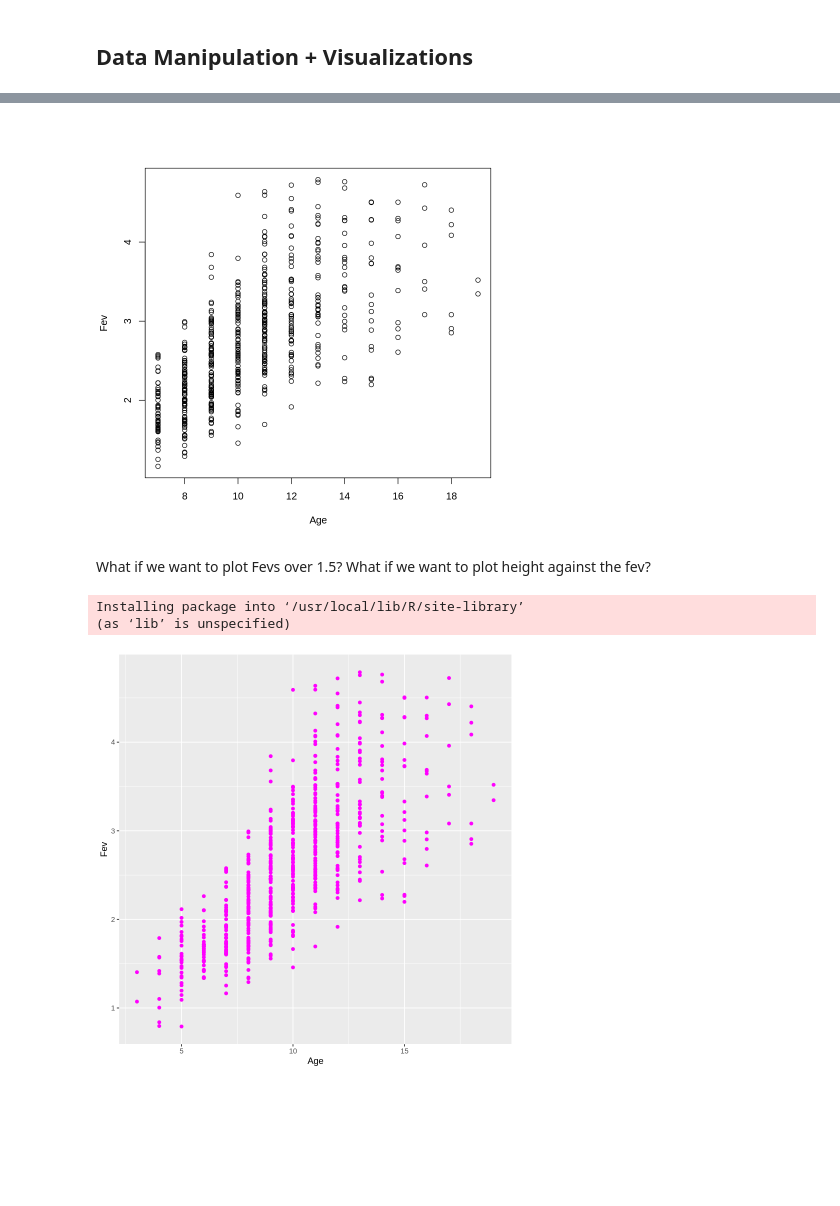
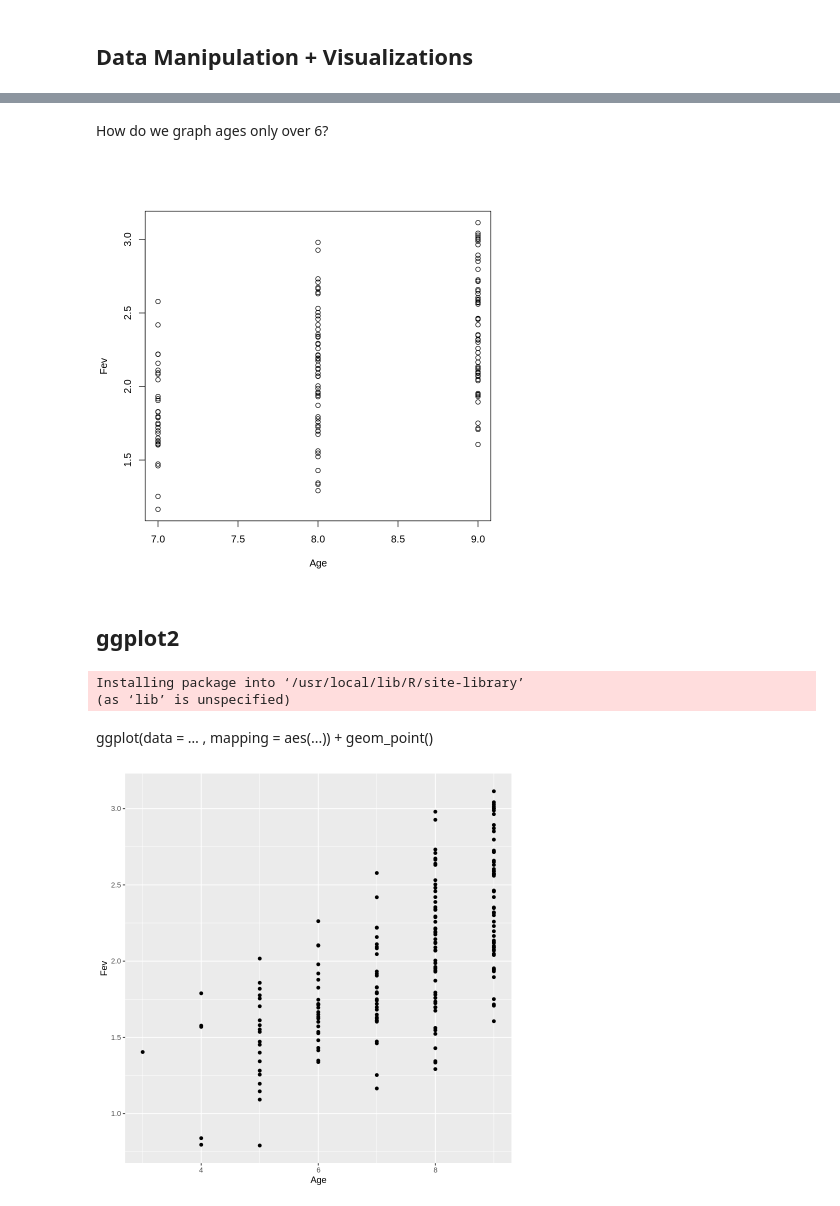
Before and after one commit to Davis-Data-Science-Club/R-Tutorial, a Jupyter notebook: R_Workshop_Fall_2023.ipynb, the cells around one changed output, grey strips where cells are left out. Drawn from its saved outputs; the diff is of its cells as text; code cells hidden in the pictures; blank space fills up the shorter version.

```diff
--- a/R_Workshop_Fall_2023.ipynb
+++ b/R_Workshop_Fall_2023.ipynb
@@ -63,12 +63,13 @@ A data.frame: 3 × 3
 # FEV data: data on study on the effects of smoking in children
 
 # read_table() : Read whitespace-separated columns into a dataframe
-df <- read.table("//content/Fev.txt")
+s <- read.table("/Fev.txt")
+head(s, n=20)
 
 # 2 ways to read in .csv file
-s <- read.csv("//content/Fev.csv")
+#df <- read.csv("//content/Fev.csv") uncomment
 
-df_2 <- read.table("//content/Fev.csv", header = TRUE, sep = ",")
+#df_2 <- read.table("//content/Fev.csv", header = TRUE, sep = ",") uncomment
 # sep indicates a string specifying what is separating the data. Default is " "
 # mark header as TRUE when first row includes variable names. Default is False.
 
@@ -195,5 +220,5 @@ when to drop rows or fill with mean/median?
 # %%
-s$Height[is.na(s$Height)]<-mean(s$Height,na.rm=TRUE)
+s$Height[is.na(s$Height)]<-median(s$Height,na.rm=TRUE)
 which(is.na(s))
 #na.omit(s)
 # %% [output]
@@ -237,20 +273,24 @@ plot(x=news$Age, y=news$Fev,xlab="Age", ylab="Fev")
+# %% [markdown]
+How do we graph ages only over 6?
 # %%
 newsm<-news[news$Age>6,]
 plot(x=newsm$Age, y=newsm$Fev,xlab="Age", ylab="Fev")
 # %% [output]
-[figure, old version]
+[figure, new version]
-# %% [markdown]
-What if we want to plot Fevs over 1.5? What if we want to plot height against the fev?
+# %% [markdown]
+## ggplot2
 # %%
 install.packages("tidyverse")
 library(ggplot2)
 # %% [output]
 Installing package into ‘/usr/local/lib/R/site-library’
 (as ‘lib’ is unspecified)
+# %% [markdown]
+ggplot(data = … , mapping = aes(...)) + geom_point()
 # %%
-ggplot(data = news, mapping = aes(x = Age, y = Fev)) + geom_point(alpha = 1, color = "magenta")
+ggplot(data = news, mapping = aes(x = Age, y = Fev)) + geom_point(alpha = 1, color = "black")
 # %% [output]
-[figure, old version]
+[figure, new version]
 # %% [markdown]
 ## Your Turn!
 
```
Also changed, not shown: parts of 23 cells of this notebook.
